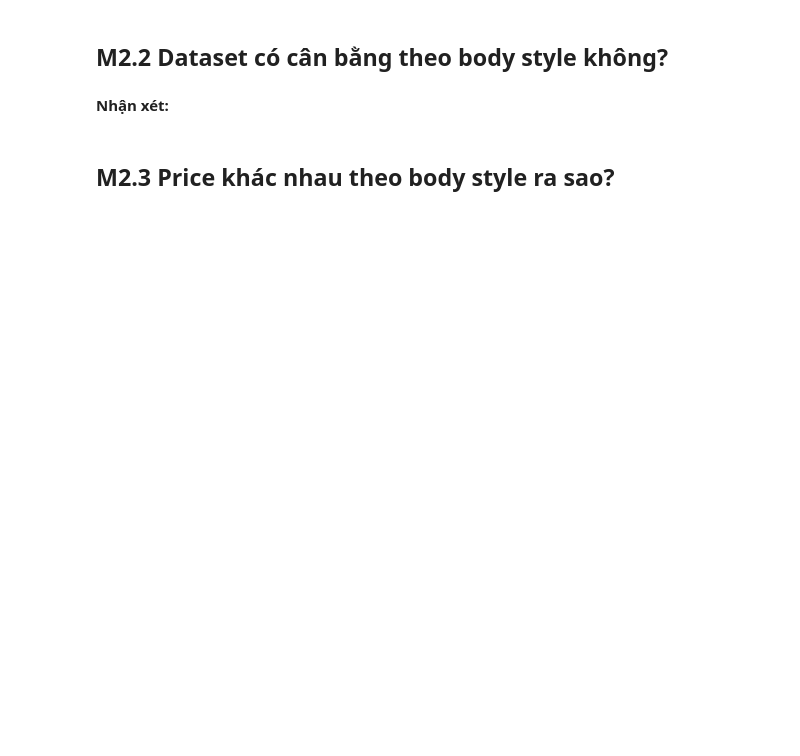
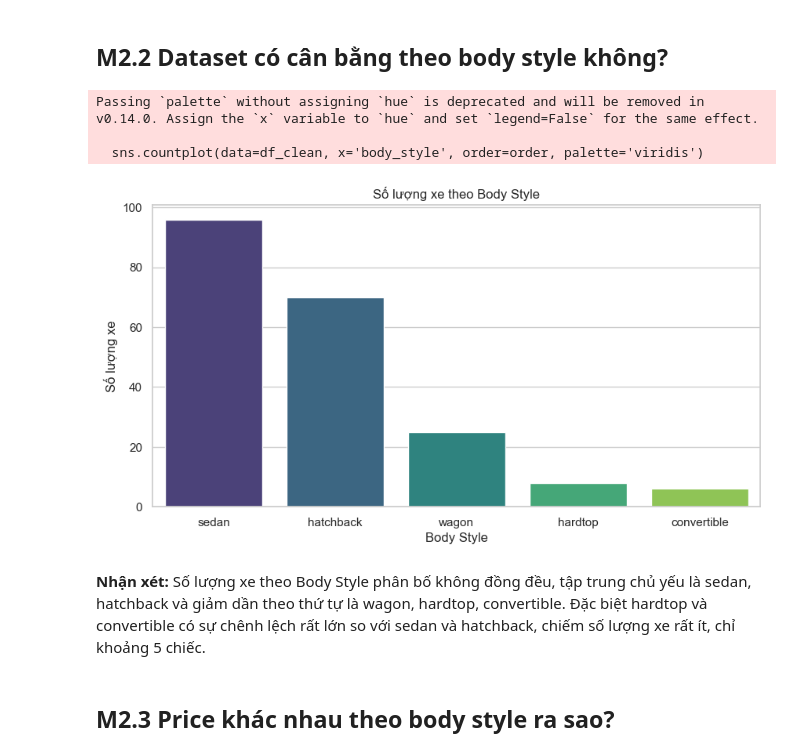
Before and after one commit to TrungQuanHCMUT/mliot-pyml-2026-hw, a Jupyter notebook: week02/numpy-pandas-eda-hw/numpy_pandas_eda_hw.ipynb, the cells around one changed output. Saved outputs shown, nothing was run; the diff lists cells and outputs as text; code cells hidden in the pictures; blank space fills up the shorter version.

```diff
--- a/week02/numpy-pandas-eda-hw/numpy_pandas_eda_hw.ipynb
+++ b/week02/numpy-pandas-eda-hw/numpy_pandas_eda_hw.ipynb
@@ -282,8 +336,21 @@ Mỗi biểu đồ cần:
 ## M2.2 Dataset có cân bằng theo body style không?
 # %%
 # TODO M2.2: countplot của body_style
+plt.figure(figsize=(10, 5))
+order = df_clean['body_style'].value_counts().index
+sns.countplot(data=df_clean, x='body_style', order=order, palette='viridis')
+plt.title('Số lượng xe theo Body Style')
+plt.xlabel('Body Style')
+plt.ylabel('Số lượng xe')
+plt.show()
+# %% [output]
+Passing `palette` without assigning `hue` is deprecated and will be removed in v0.14.0. Assign the `x` variable to `hue` and set `legend=False` for the same effect.
+
+  sns.countplot(data=df_clean, x='body_style', order=order, palette='viridis')
+[figure, added]
 # %% [markdown]
 **Nhận xét:** <!-- 1--2 câu -->
+Số lượng xe theo Body Style phân bố không đồng đều, tập trung chủ yếu là sedan, hatchback và giảm dần theo thứ tự là wagon, hardtop, convertible. Đặc biệt hardtop và convertible có sự chênh lệch rất lớn so với sedan và hatchback, chiếm số lượng xe rất ít, chỉ khoảng 5 chiếc.
 # %% [markdown]
 ## M2.3 Price khác nhau theo body style ra sao?
 # %%
```
Also changed, not shown: parts of 27 cells of this notebook.
